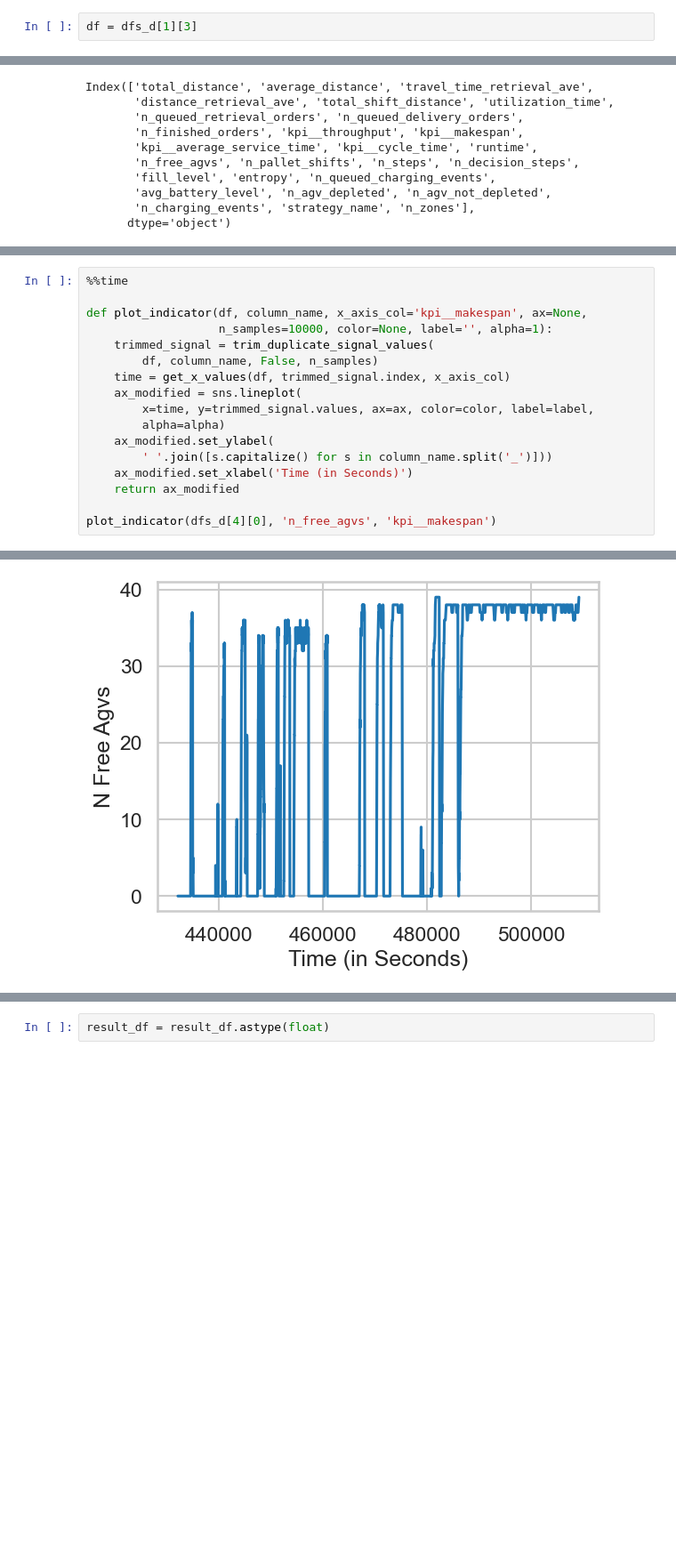
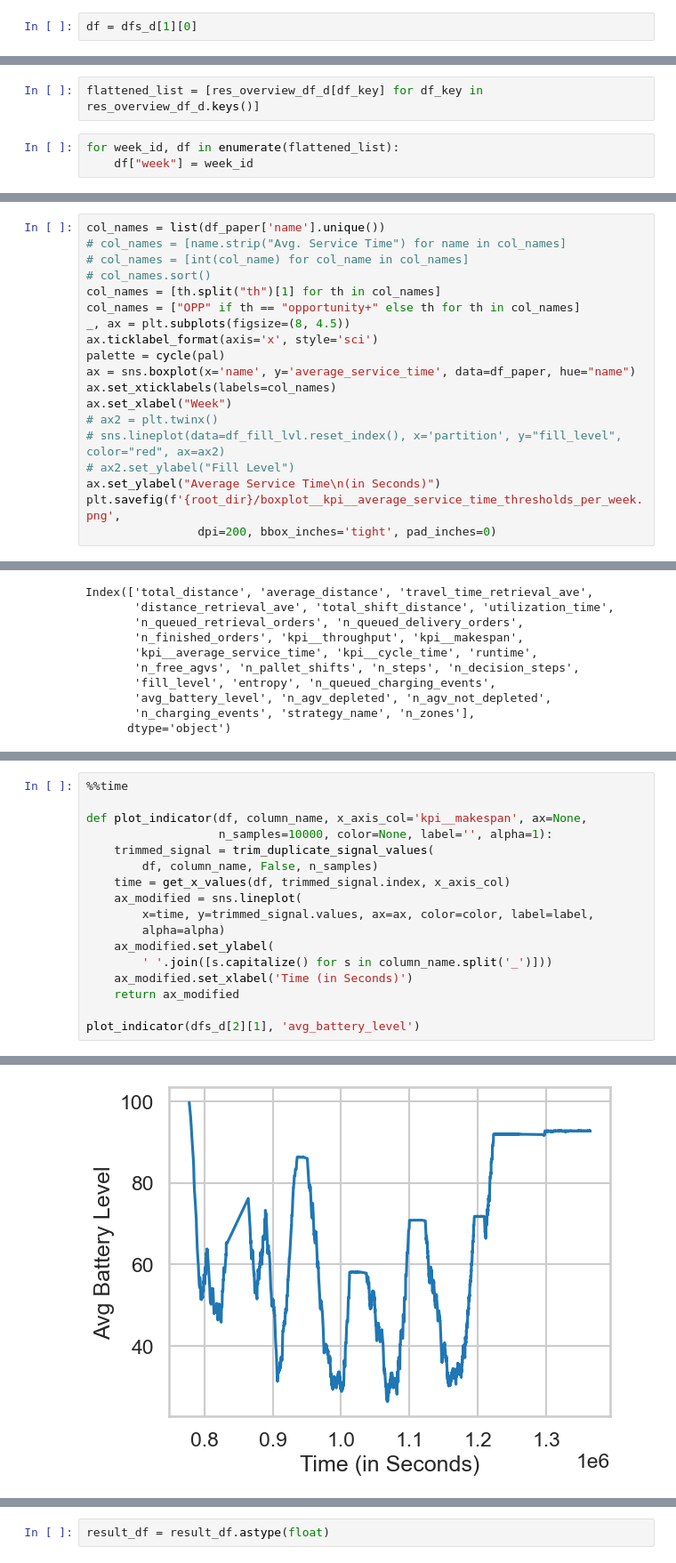
Before and after one commit to j4n1k/slapstack-battery-management, a Jupyter notebook: experiments/eval_charging_dispatching.ipynb, the cells around one changed output, grey strips where cells are left out. Shown at 89% size. Cells and saved outputs as stored; diff of their text form; blank space fills up the shorter version.

```diff
--- a/experiments/eval_charging_dispatching.ipynb
+++ b/experiments/eval_charging_dispatching.ipynb
@@ -403,5 +484,5 @@ thresholds
 # %%
-df = dfs_d[1][3]
+df = dfs_d[1][0]
 # %%
 df[(df["n_free_agvs"]==0)&(df["n_agv_depleted"]>0)].shape[0]
 # %% [output]
@@ -696,0 +989,5 @@ Heuristic Service Time Ranks for partition 1:
+# %%
+flattened_list = [res_overview_df_d[df_key] for df_key in res_overview_df_d.keys()]
+# %%
+for week_id, df in enumerate(flattened_list):
+    df["week"] = week_id
@@ -696,0 +1356,19 @@ Heuristic Service Time Ranks for partition 1:
+# %%
+col_names = list(df_paper['name'].unique())
+# col_names = [name.strip("Avg. Service Time") for name in col_names]
+# col_names = [int(col_name) for col_name in col_names]
+# col_names.sort()
+col_names = [th.split("th")[1] for th in col_names]
+col_names = ["OPP" if th == "opportunity+" else th for th in col_names]
+_, ax = plt.subplots(figsize=(8, 4.5))
+ax.ticklabel_format(axis='x', style='sci')
+palette = cycle(pal)
+ax = sns.boxplot(x='name', y='average_service_time', data=df_paper, hue="name")
+ax.set_xticklabels(labels=col_names)
+ax.set_xlabel("Week")
+# ax2 = plt.twinx()
+# sns.lineplot(data=df_fill_lvl.reset_index(), x='partition', y="fill_level", color="red", ax=ax2)
+# ax2.set_ylabel("Fill Level")
+ax.set_ylabel("Average Service Time\n(in Seconds)")
+plt.savefig(f'{root_dir}/boxplot__kpi__average_service_time_thresholds_per_week.png',
+                dpi=200, bbox_inches='tight', pad_inches=0)
@@ -767,5 +1541,5 @@ def plot_indicator(df, column_name, x_axis_col='kpi__makespan', ax=None,
     ax_modified.set_xlabel('Time (in Seconds)')
     return ax_modified
 
-plot_indicator(dfs_d[4][0], 'n_free_agvs', 'kpi__makespan')
+plot_indicator(dfs_d[2][1], 'avg_battery_level')
 # %% [output]
@@ -775,4 +1549,4 @@ Wall time: 255 ms
-[figure, old version]
+[figure, new version]
 # %%
 _, ax = plt.subplots(figsize=(8, 4.5))
 ax.ticklabel_format(axis='x', style='sci', scilimits=(0, 0))
```
Also changed, not shown: parts of 80 cells of this notebook, 22 other files.
